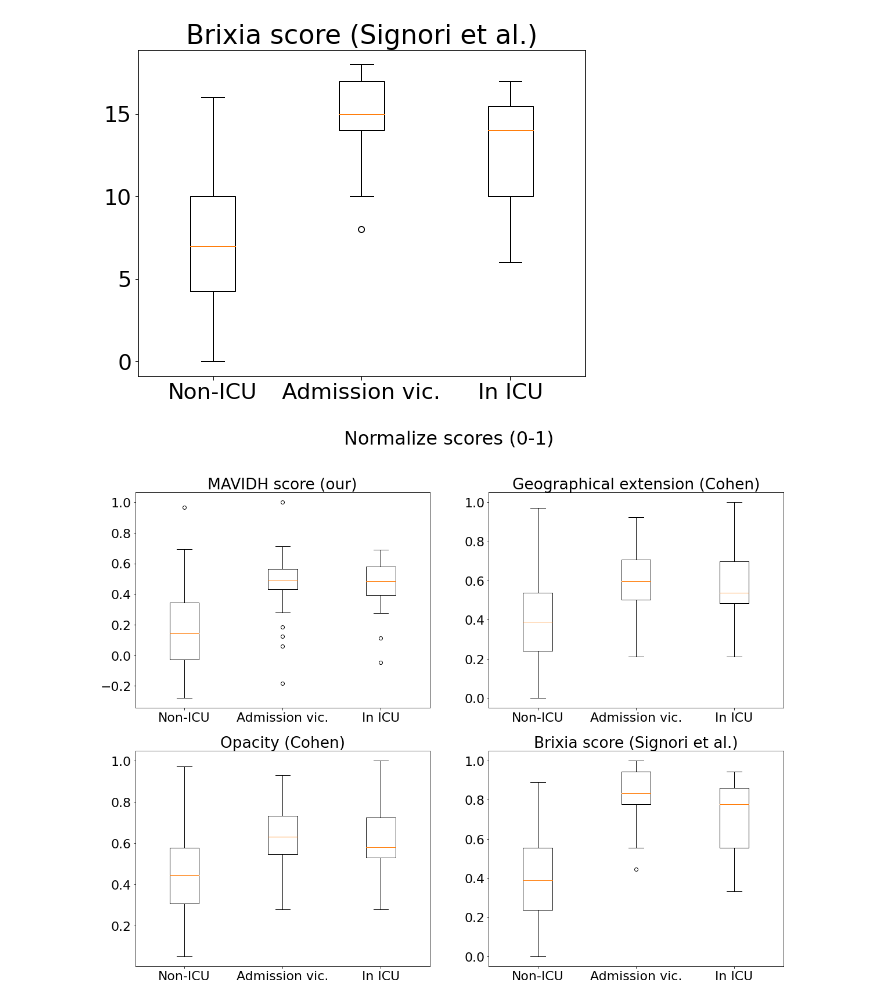
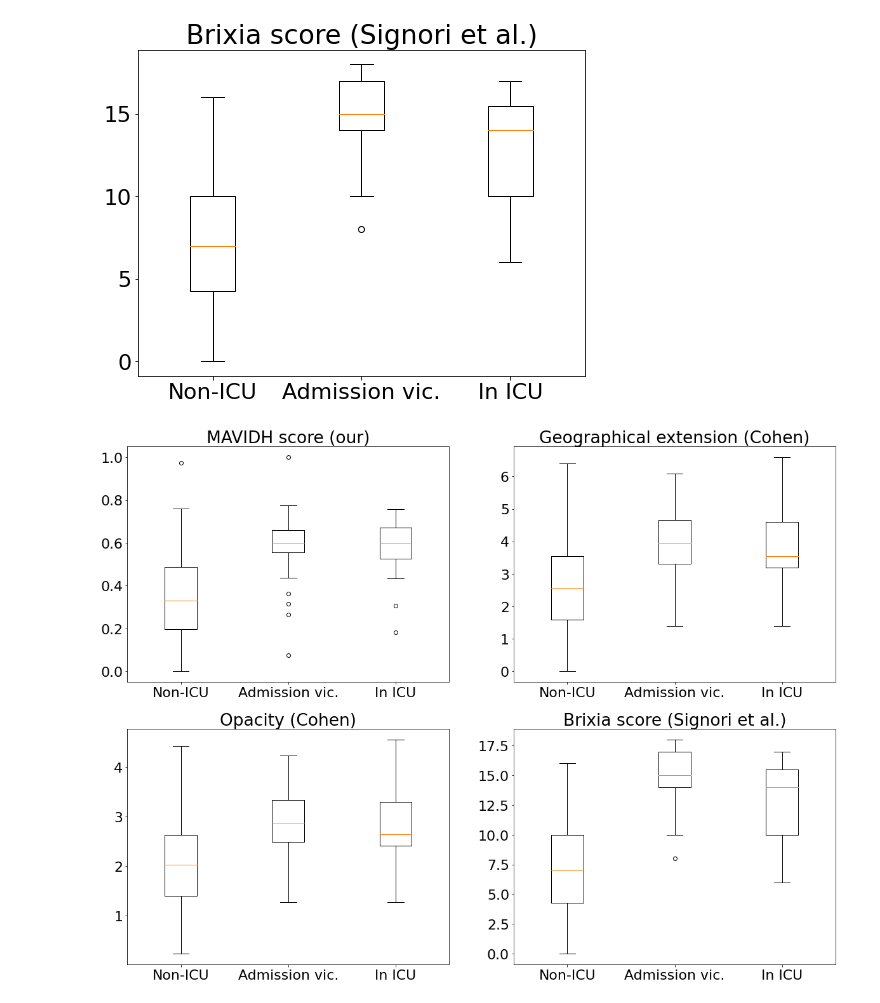
Before and after one commit to dougpsg/covid_mavidh_icufeatures_scoring, a Jupyter notebook: severity_scoring.ipynb, the cells around one changed output. Drawn from its saved outputs; the diff is of its cells as text; code cells hidden in the pictures.

```diff
--- a/severity_scoring.ipynb
+++ b/severity_scoring.ipynb
@@ -600,43 +600,49 @@ plt.show()
 # %% [output]
 [figure]
 # %%
-dic_of_scores = {'our':group_score_our,
-                'cohen_geo':group_score_geo_cohen,
-                'cohen_opct':group_scores_opct_cohen,
-                'brescia':group_scores_brescia}
+# dic_of_scores = {'our':group_score_our,
+#                 'cohen_geo':group_score_geo_cohen,
+#                 'cohen_opct':group_scores_opct_cohen,
+#                 'brescia':group_scores_brescia}
 
-for dic in dic_of_scores:
-    n_max = 0
-    for group in dic_of_scores[dic]:
-        if np.max(abs(np.asarray(dic_of_scores[dic][group]))) > n_max:
-            n_max = np.max(abs(np.asarray(dic_of_scores[dic][group])))
+# for dic in dic_of_scores:
+#     n_max = 0
+#     n_min = 0
+#     for group in dic_of_scores[dic]:
+#         if np.max(np.asarray(dic_of_scores[dic][group])) > n_max:
+#             n_max = np.max(np.asarray(dic_of_scores[dic][group]))
+#         if np.min(np.asarray(dic_of_scores[dic][group])) < n_min:
+#             n_min = np.min(np.asarray(dic_of_scores[dic][group]))
 
-    for group in dic_of_scores[dic]:
-        dic_of_scores[dic][group] = [i/n_max for i in dic_of_scores[dic][group]]
+#     for group in dic_of_scores[dic]:
+#         dic_of_scores[dic][group] = [(i-n_min)/(n_max - n_min) for i in dic_of_scores[dic][group]]
+
+#     if dic == 'our':
+#         continue
 # %%
 fig1, axs = plt.subplots(2,2, figsize=(20, 15))
 
-fig1.suptitle('Normalize scores (0-1)', fontsize=32)
+# fig1.suptitle('Normalize scores (0-1)', fontsize=32)
 
 
-axs[0,0].boxplot([group_score_our[group] for group in group_score_our])
+axs[0,0].boxplot([dic_of_scores['our'][group] for group in group_score_our])
 axs[0,0].set_title('MAVIDH score (our)')
 axs[0,0].set_xticklabels(['Non-ICU','Admission vic.','In ICU'])
 
 axs[0,1].boxplot([group_score_geo_cohen[group] for group in group_score_geo_cohen])
 axs[0,1].set_title('Geographical extension (Cohen)')
 axs[0,1].set_xticklabels(['Non-ICU','Admission vic.','In ICU'])
 
 axs[1,0].boxplot([group_scores_opct_cohen[group] for group in group_scores_opct_cohen])
 axs[1,0].set_title('Opacity (Cohen)')
 axs[1,0].set_xticklabels(['Non-ICU','Admission vic.','In ICU'])
 
 axs[1,1].boxplot([group_scores_brescia[group] for group in group_scores_brescia])
 axs[1,1].set_title('Brixia score (Signori et al.)')
 axs[1,1].set_xticklabels(['Non-ICU','Admission vic.','In ICU'])
 
 
 
 plt.show()
 # %% [output]
-[figure, old version]
+[figure, new version]
```
Also changed, not shown: parts of 2 cells of this notebook, 1 other file.
